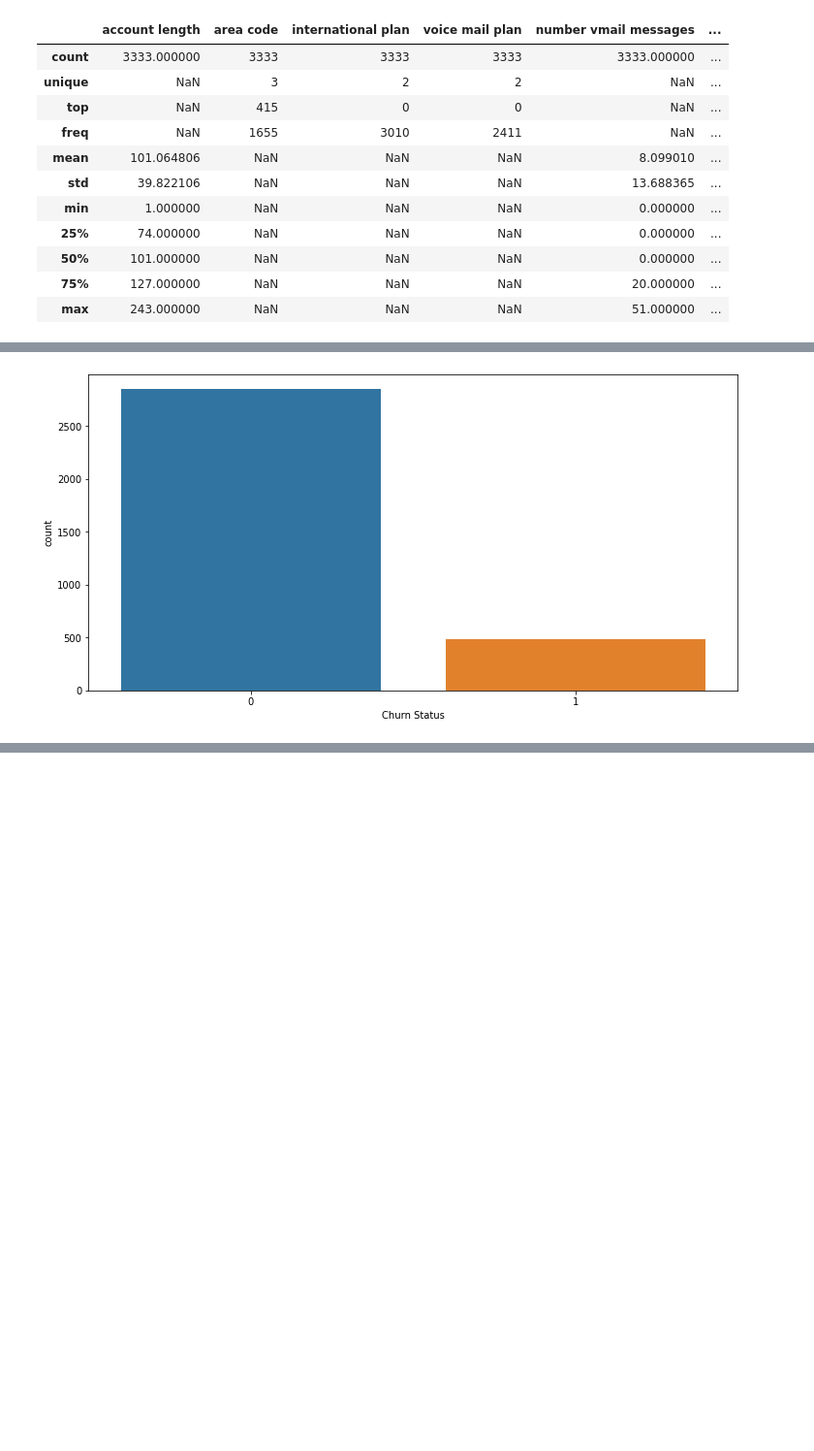
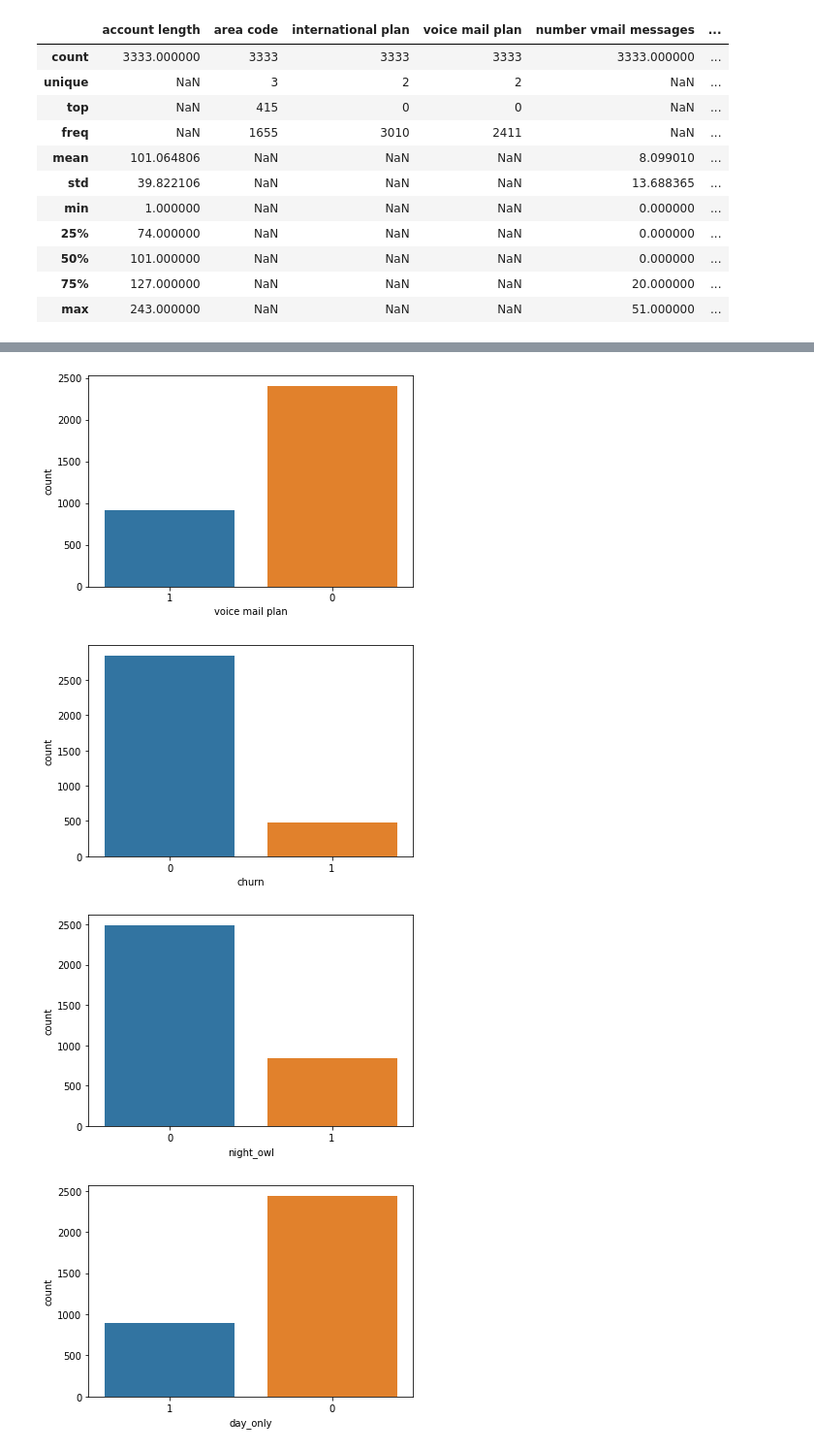
Before and after one commit to ptorres001/customer_churn, a Jupyter notebook: 01_EDA_Cleaning.ipynb, the cells around one changed output, grey strips where cells are left out. Shown at 97% size. Cells and saved outputs as stored; diff of their text form; code cells hidden in the pictures; blank space fills up the shorter version.

```diff
--- a/01_EDA_Cleaning.ipynb
+++ b/01_EDA_Cleaning.ipynb
@@ -394,9 +399,7 @@ Name: international plan, dtype: float64
 Name: traveler, dtype: float64
-# %%
-fig, ax = plt.subplots(figsize = (12,6))
-sb.countplot(x = df.churn)
-plt.xlabel('Churn Status')
-fig.patch.set_visible(False)
-plt.show()
-# %% [output]
-[figure, removed]
+# %%
+
+for i in cat_lst:
+    sb.countplot(x = df[i])
+    plt.show()
+# %% [output]
@@ -402,0 +408,4 @@ plt.show()
+[figure, added]
+[figure, added]
+[figure, added]
+[figure, added]
```
Also changed, not shown: parts of 12 cells of this notebook.
